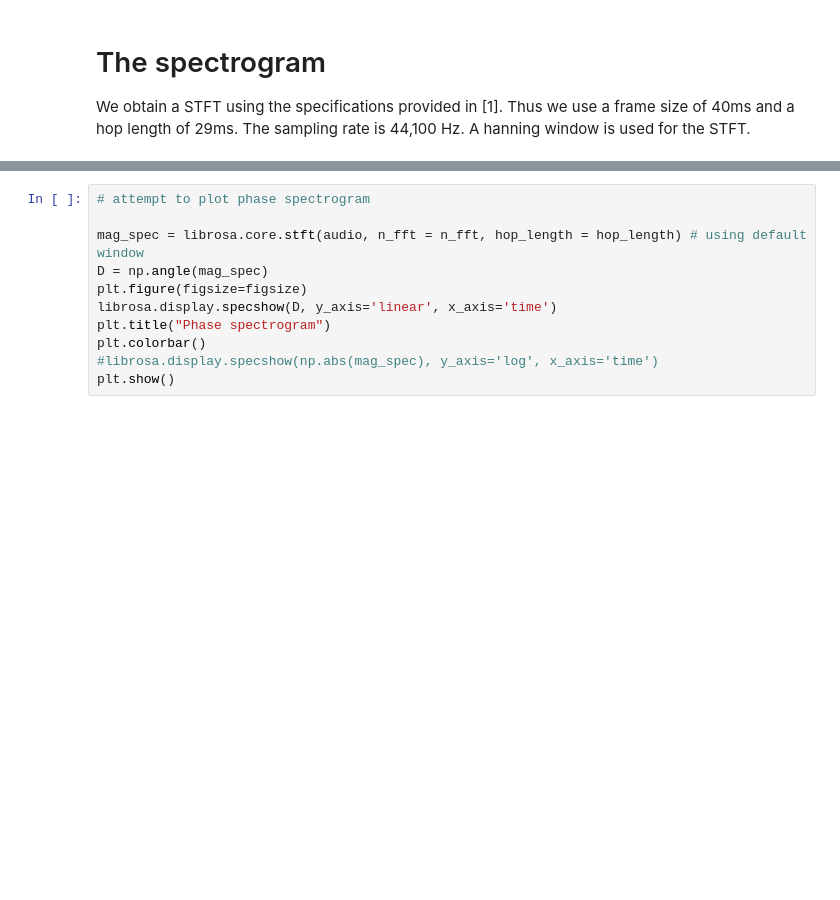
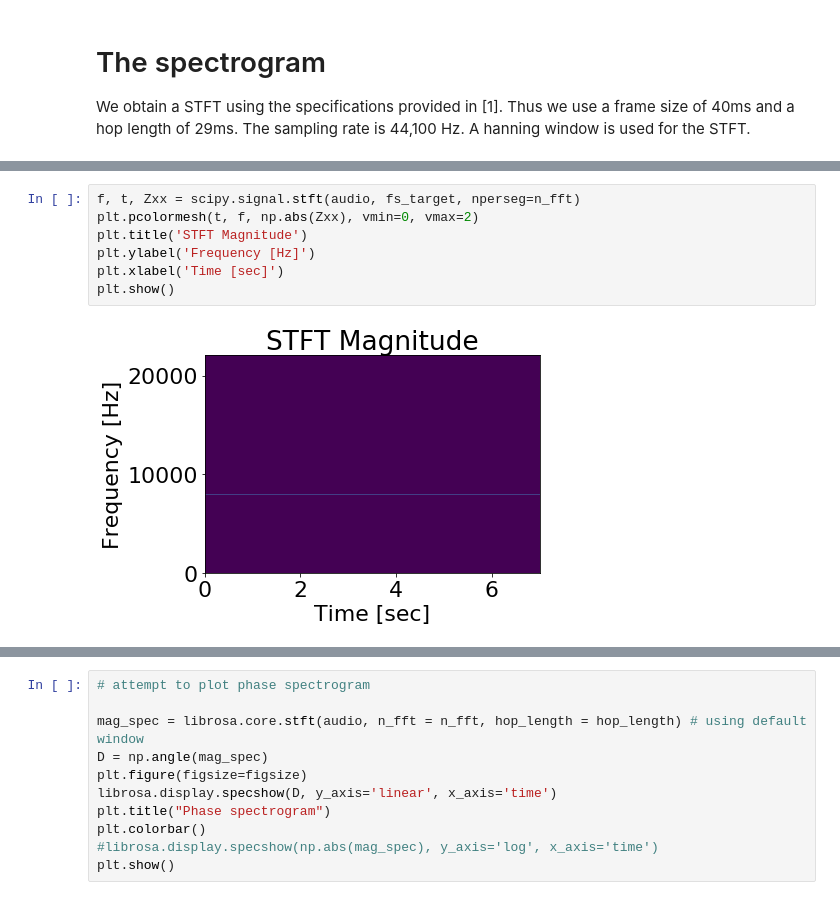
Before and after one commit to Milind-Blaze/source_separation, a Jupyter notebook: Monoaural_source_separation_using_Non-negative_matrix_factorization/Monoaural_source_separation_Frobenius_norm.ipynb, the cells around one changed output, grey strips where cells are left out. Drawn from its saved outputs; the diff is of its cells as text; blank space fills up the shorter version.

```diff
--- a/Monoaural_source_separation_using_Non-negative_matrix_factorization/Monoaural_source_separation_Frobenius_norm.ipynb
+++ b/Monoaural_source_separation_using_Non-negative_matrix_factorization/Monoaural_source_separation_Frobenius_norm.ipynb
@@ -67,3 +96,12 @@ We obtain a STFT using the specifications provided in [1]. Thus we use a frame s
+# %%
+f, t, Zxx = scipy.signal.stft(audio, fs_target, nperseg=n_fft)
+plt.pcolormesh(t, f, np.abs(Zxx), vmin=0, vmax=2)
+plt.title('STFT Magnitude')
+plt.ylabel('Frequency [Hz]')
+plt.xlabel('Time [sec]')
+plt.show()
+# %% [output]
+[figure, added]
 # %%
 mag_spec = librosa.core.stft(audio, n_fft = n_fft, hop_length = hop_length) # using default window
 D = librosa.amplitude_to_db(np.abs(mag_spec), ref=np.max)
```
Also changed, not shown: parts of 9 cells of this notebook, 1 other file.
